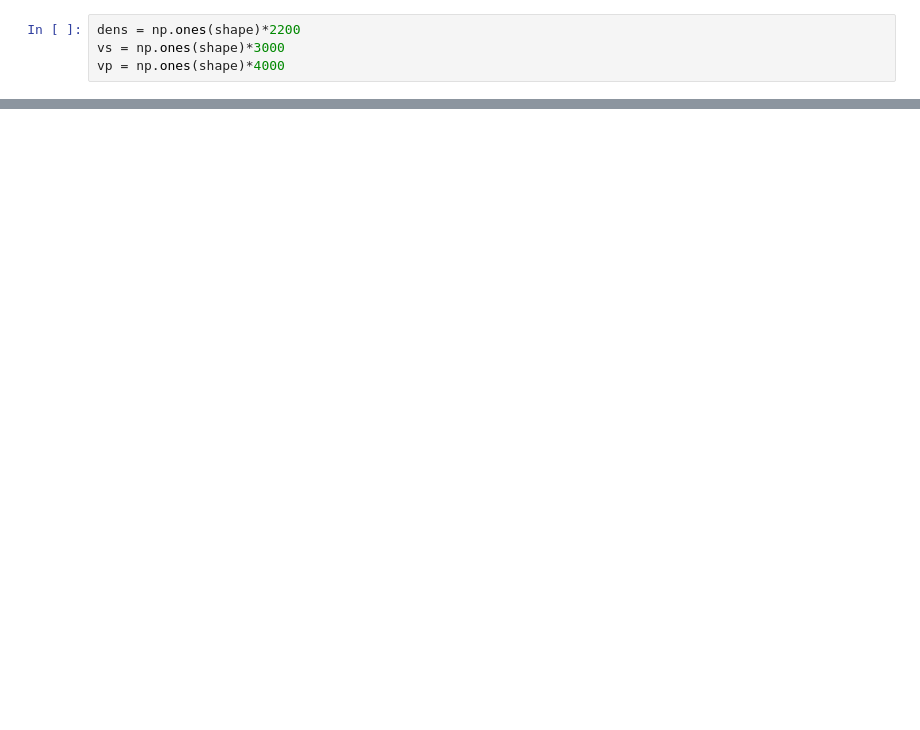
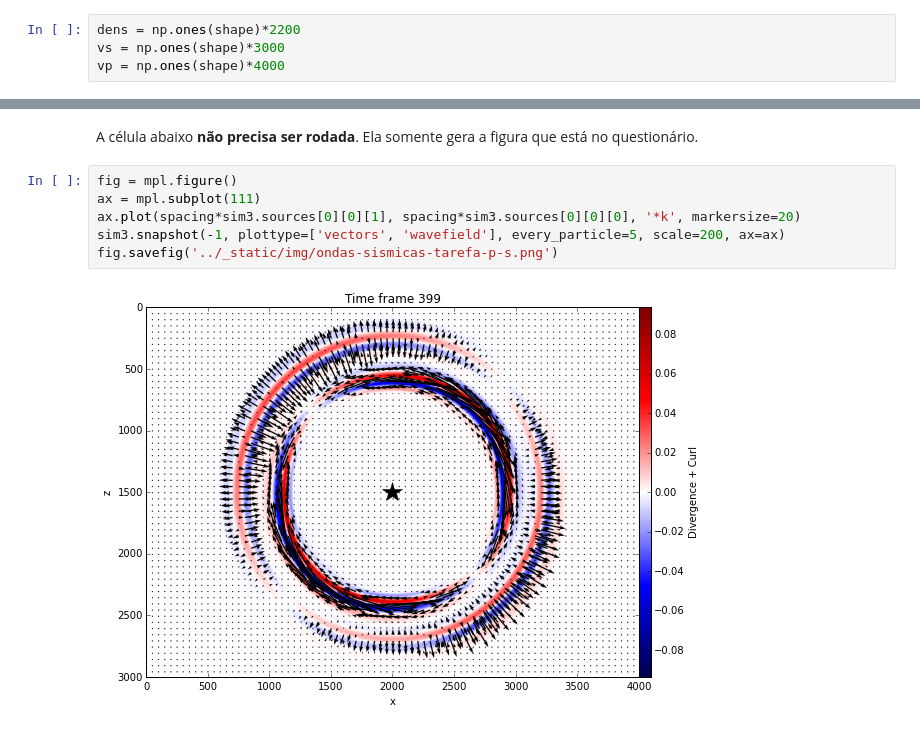
Before and after one commit to leouieda/geofisica2, a Jupyter notebook: notebooks/ondas-sismicas.ipynb, the cells around one changed output, grey strips where cells are left out. Drawn from its saved outputs; the diff is of its cells as text; blank space fills up the shorter version.

```diff
--- a/notebooks/ondas-sismicas.ipynb
+++ b/notebooks/ondas-sismicas.ipynb
@@ -133,0 +161,10 @@ sim2.snapshot(500, plottype=['vectors', 'wavefield'], scale=100)
+# %% [markdown]
+A célula abaixo **não precisa ser rodada**. Ela somente gera a figura que está no questionário.
+# %%
+fig = mpl.figure()
+ax = mpl.subplot(111)
+ax.plot(spacing*sim3.sources[0][0][1], spacing*sim3.sources[0][0][0], '*k', markersize=20)
+sim3.snapshot(-1, plottype=['vectors', 'wavefield'], every_particle=5, scale=200, ax=ax)
+fig.savefig('../_static/img/ondas-sismicas-tarefa-p-s.png')
+# %% [output]
+[figure, added]
```
Also changed, not shown: parts of 28 cells of this notebook, 6 other files.
